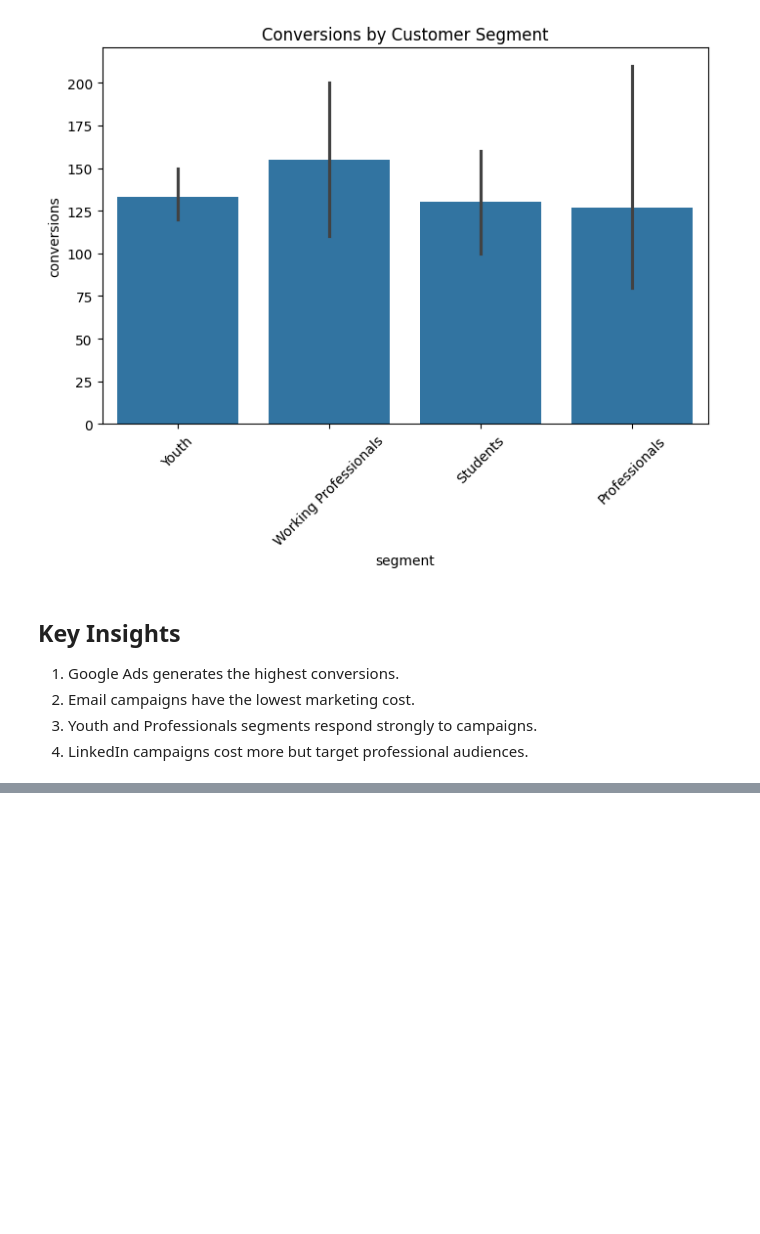
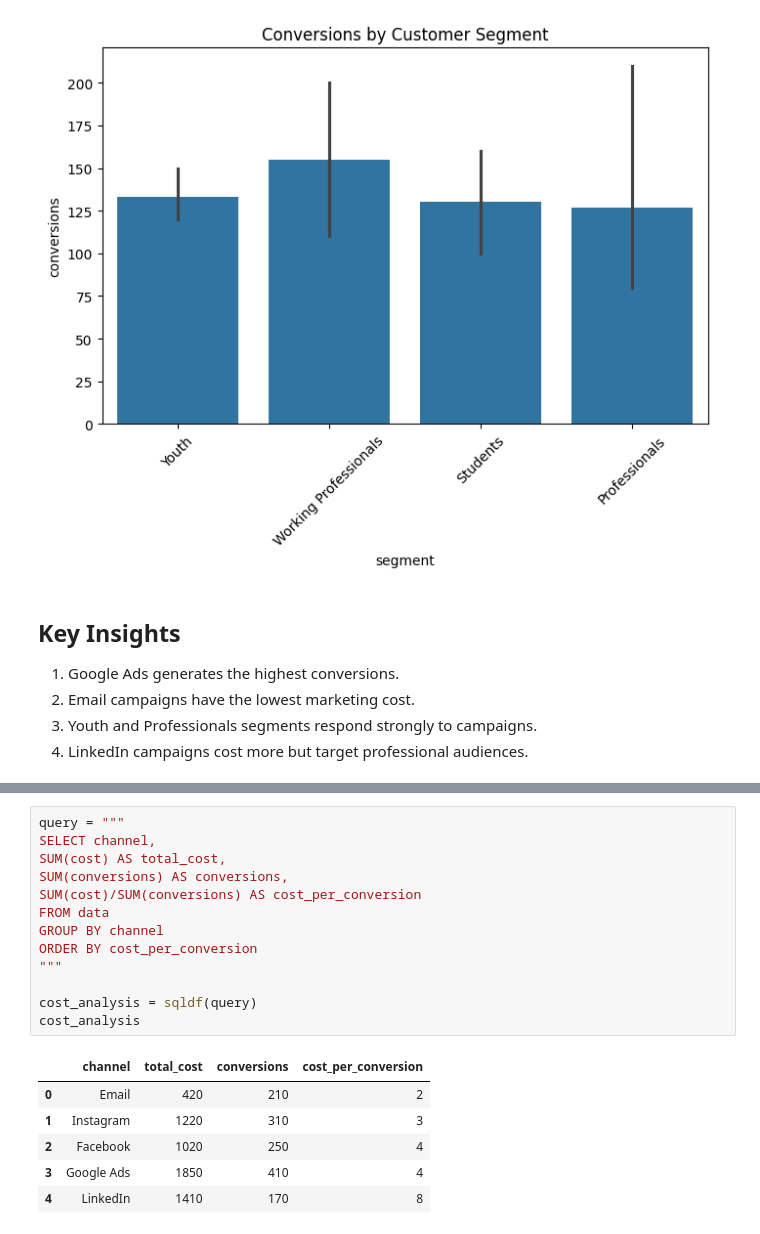
Before and after one commit to Yaswanth-23/marketing-campaign-analytics, a Jupyter notebook: notebooks/campaign_analysis.ipynb, the cells around one changed output, grey strips where cells are left out. Cells and saved outputs as stored; diff of their text form; blank space fills up the shorter version.

```diff
--- a/notebooks/campaign_analysis.ipynb
+++ b/notebooks/campaign_analysis.ipynb
@@ -158,0 +178,20 @@ plt.show()
+# %%
+query = """
+SELECT channel,
+SUM(cost) AS total_cost,
+SUM(conversions) AS conversions,
+SUM(cost)/SUM(conversions) AS cost_per_conversion
+FROM data
+GROUP BY channel
+ORDER BY cost_per_conversion
+"""
+
+cost_analysis = sqldf(query)
+cost_analysis
+# %% [output]
+|  | channel | total_cost | conversions | cost_per_conversion |
+| 0 | Email | 420 | 210 | 2 |
+| 1 | Instagram | 1220 | 310 | 3 |
+| 2 | Facebook | 1020 | 250 | 4 |
+| 3 | Google Ads | 1850 | 410 | 4 |
+| 4 | LinkedIn | 1410 | 170 | 8 |
```
Also changed, not shown: parts of 5 cells of this notebook, 1 other file.
